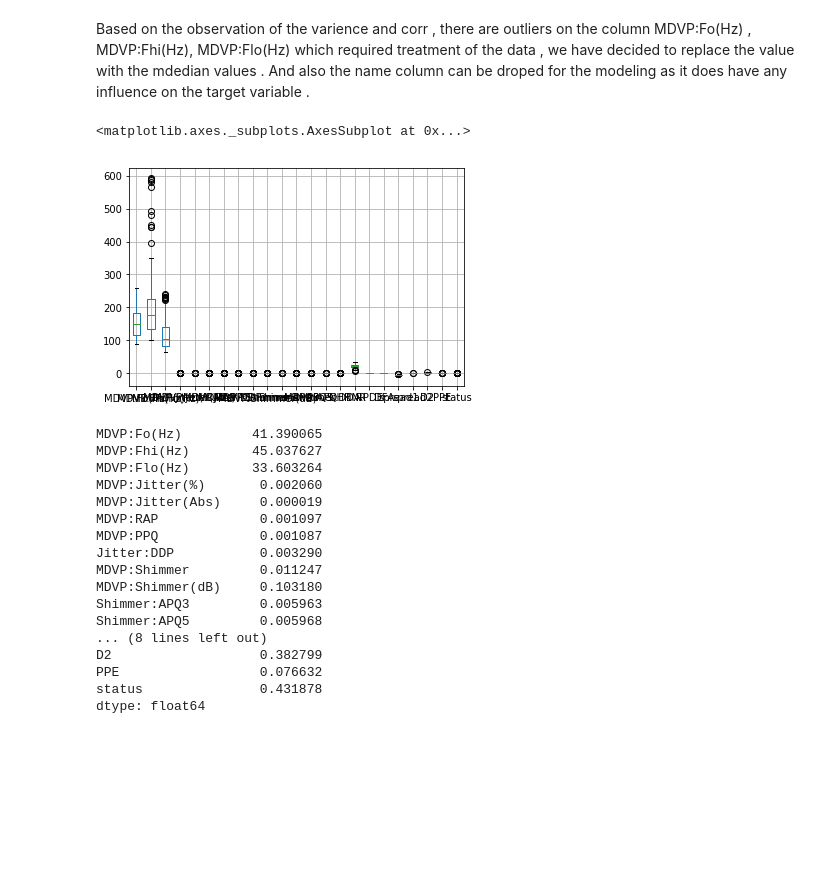
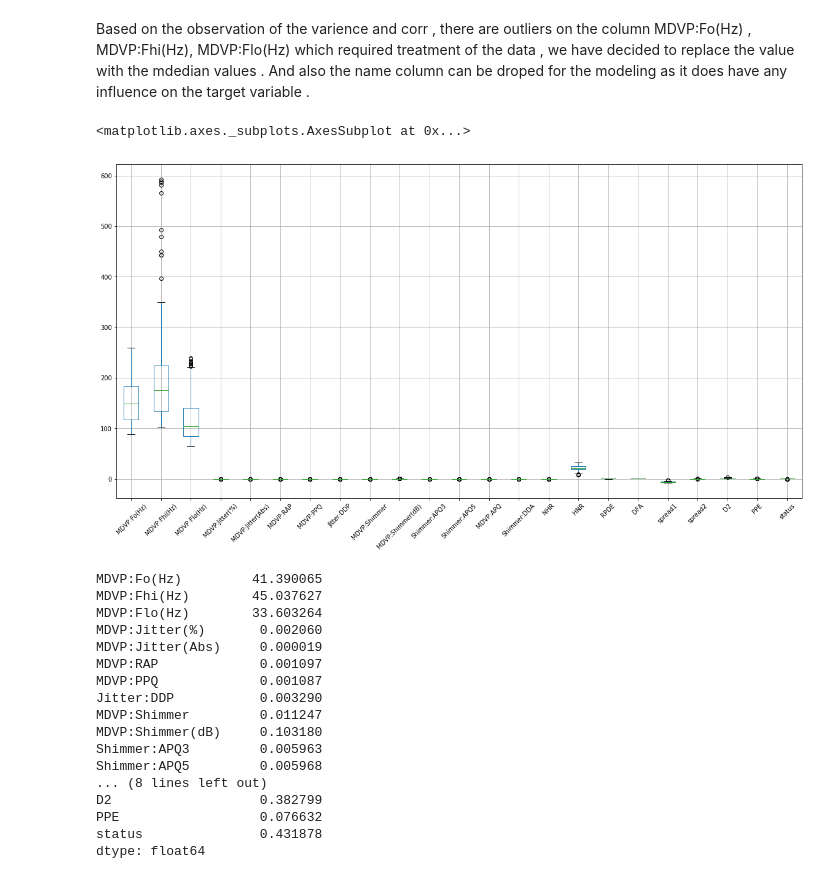
Before and after one commit to GreatLearningAIML1/bangalore-feb-batch-rabigarg, a Jupyter notebook: EnsembleTechnique_R3_Project1.ipynb, the cells around one changed output. Cells and saved outputs as stored; diff of their text form; code cells hidden in the pictures; blank space fills up the shorter version.

```diff
--- a/EnsembleTechnique_R3_Project1.ipynb
+++ b/EnsembleTechnique_R3_Project1.ipynb
@@ -144,11 +166,11 @@ Based on the observation of the varience and corr , there are outliers on the co
 MDVP:Fhi(Hz), MDVP:Flo(Hz) which required treatment of the data , we have decided to replace the value with the mdedian values . And also the name column can be droped for the modeling as it does have any influence on the target variable .
 # %%
 DF_PD_N=DF_PD_N.drop('name',axis=1)
-# %%
-DF_PD_N.boxplot()
-# %% [output]
-<matplotlib.axes._subplots.AxesSubplot at 0x...>
-[figure, removed]
+# %%
+DF_PD_N.boxplot(figsize = (20,10), rot=45)
+# %% [output]
+<matplotlib.axes._subplots.AxesSubplot at 0x...>
+[figure, added]
 # %%
 DF_PD_N[DF_PD_N.columns.tolist()]=np.where(DF_PD_N[DF_PD_N.columns.tolist()].quantile(.75)*1.5<DF_PD_N[DF_PD_N.columns.tolist()],DF_PD_N[DF_PD_N.columns.tolist()].median(),DF_PD_N[DF_PD_N.columns.tolist()])
 DF_PD_N.std()
```
Also changed, not shown: parts of 19 cells of this notebook.
